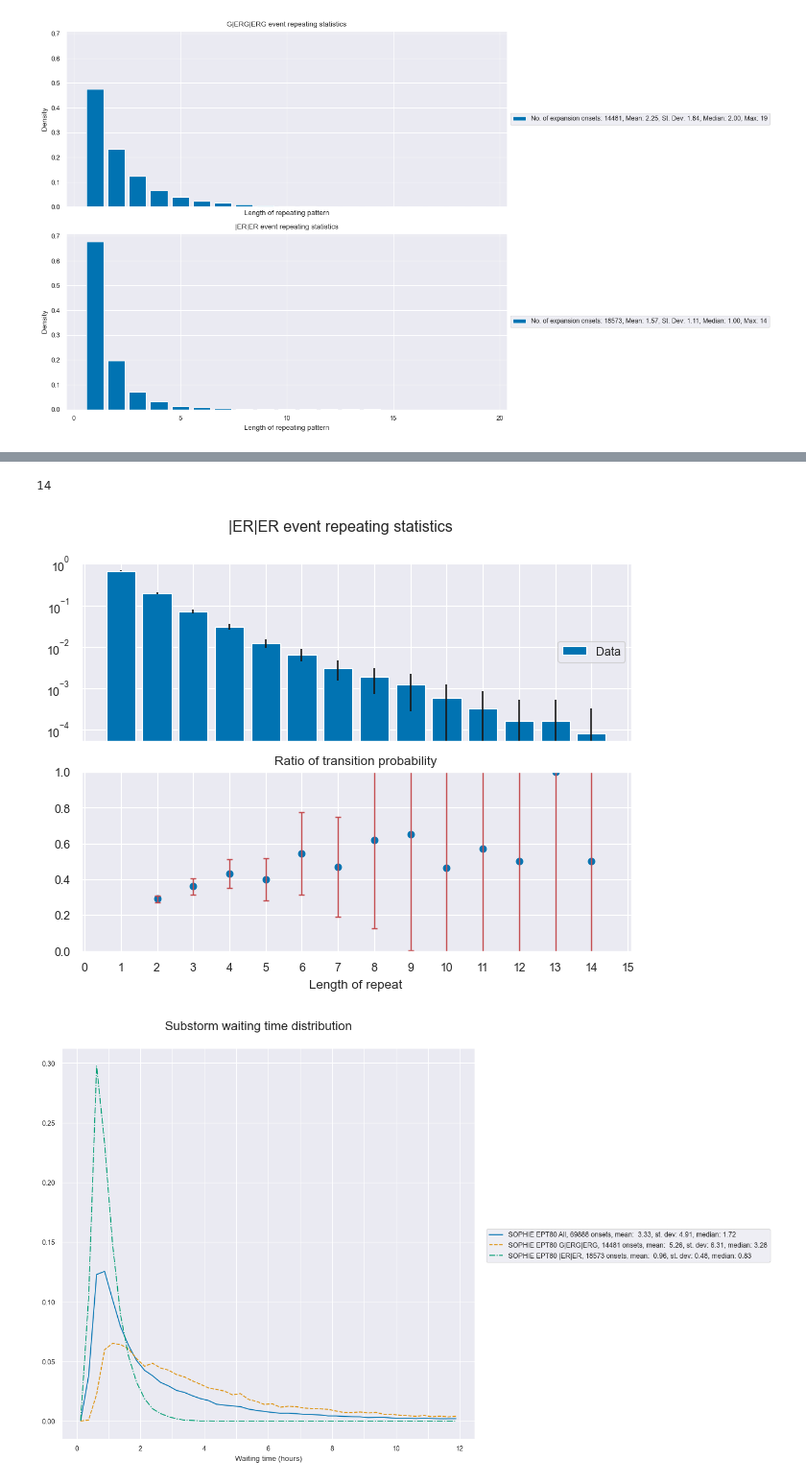
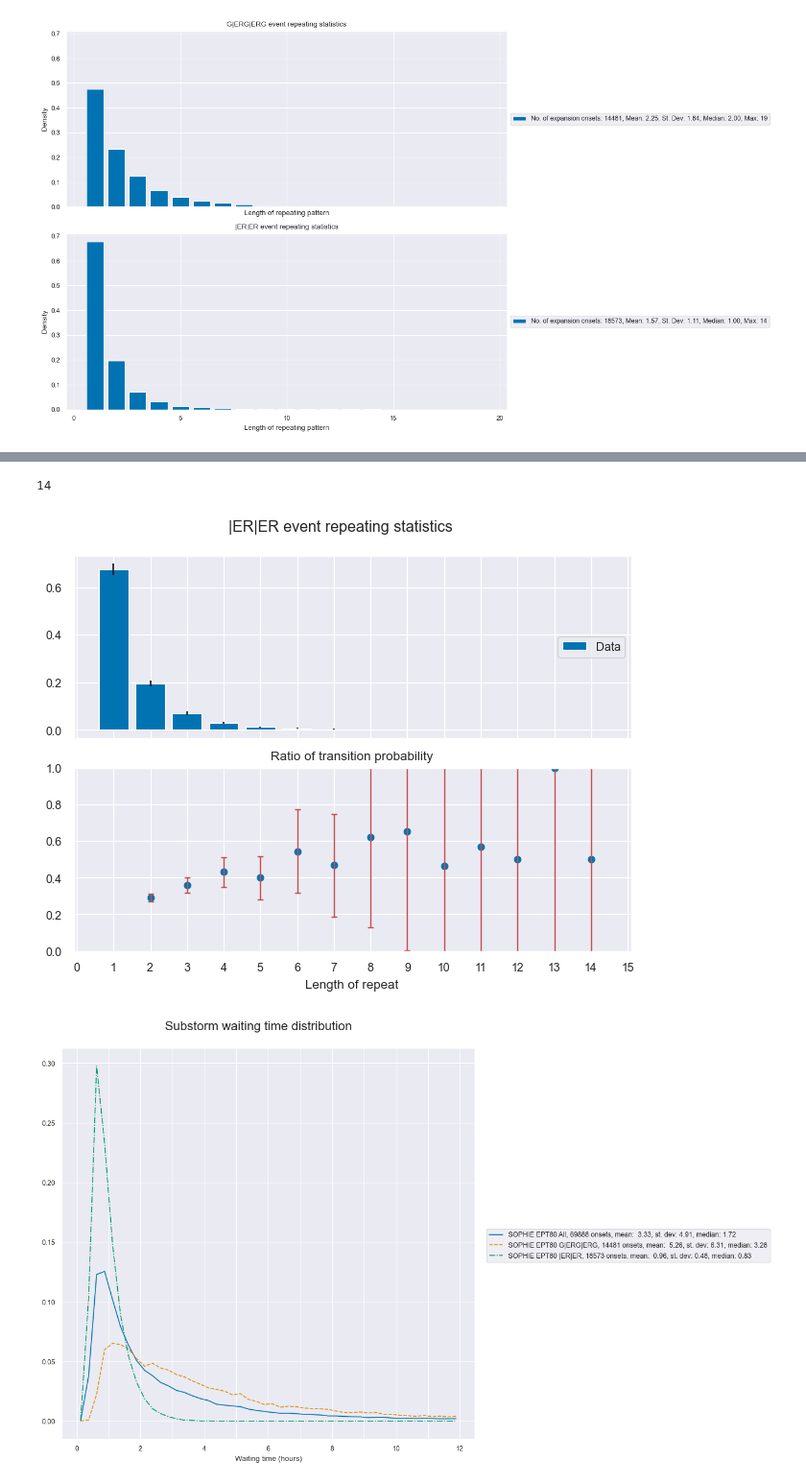
Before and after one commit to christianlao12/DP1_DP2_Project, a Jupyter notebook: substorm_type_statistics.ipynb, the cells around one changed output, grey strips where cells are left out. Shown at 96% size. Saved outputs shown, nothing was run; the diff lists cells and outputs as text; code cells hidden in the pictures.

```diff
--- a/substorm_type_statistics.ipynb
+++ b/substorm_type_statistics.ipynb
@@ -143,35 +142,34 @@ if np.where(y==0)[0].size > 0:
 else:
     yanalysis = y
 
 yerror = yerror/np.sum(y)
 yerror = 3*yerror
 y = y/np.sum(y)
 yanalysis = yanalysis/sum(yanalysis)
 
 
 ratio = np.array([yanalysis[i]/yanalysis[i-1] for i in range(1,len(yanalysis))])
 ratioerror = np.array([np.sqrt((yerror[i]/yanalysis[i])**2 + (yerror[i-1]/yanalysis[i-1])**2) for i in range(1,len(yanalysis))])
 ratioerror = ratioerror*ratio
 
 fig, (ax, ax1) = plt.subplots(2,1,sharex=True)
 
 ax.bar(x,y,yerr=yerror,label='Data')
 ax.legend(loc='center right')
-ax.set_yscale('log')
 
 ax1.scatter(x[1:len(ratio)+1], ratio[:len(ratio)])
 ax1.errorbar(x[1:len(ratio)+1], ratio[:len(ratio)], yerr=ratioerror, fmt='none', ecolor='r', elinewidth=1, capsize=2)
 ax1.xaxis.set_major_locator(ticker.MultipleLocator(1))
 ax1.set_xlabel("Length of repeat")
 ax1.set_title("Ratio of transition probability")
 ax1.set_ylim(0,1)
 
 fig.tight_layout(pad=1)
 fig.suptitle("|ER|ER event repeating statistics", y=1.05)
 print(len(y))
 # %% [output]
 14
-[figure, old version]
+[figure, new version]
 # %%
 def waitingtime_hist(array):
     x, y = np.histogram(array['Waiting Time']/pd.to_timedelta(1,'h'),bins=np.arange(0,12.25,.25))
```
Also changed, not shown: parts of 1 cell of this notebook.
